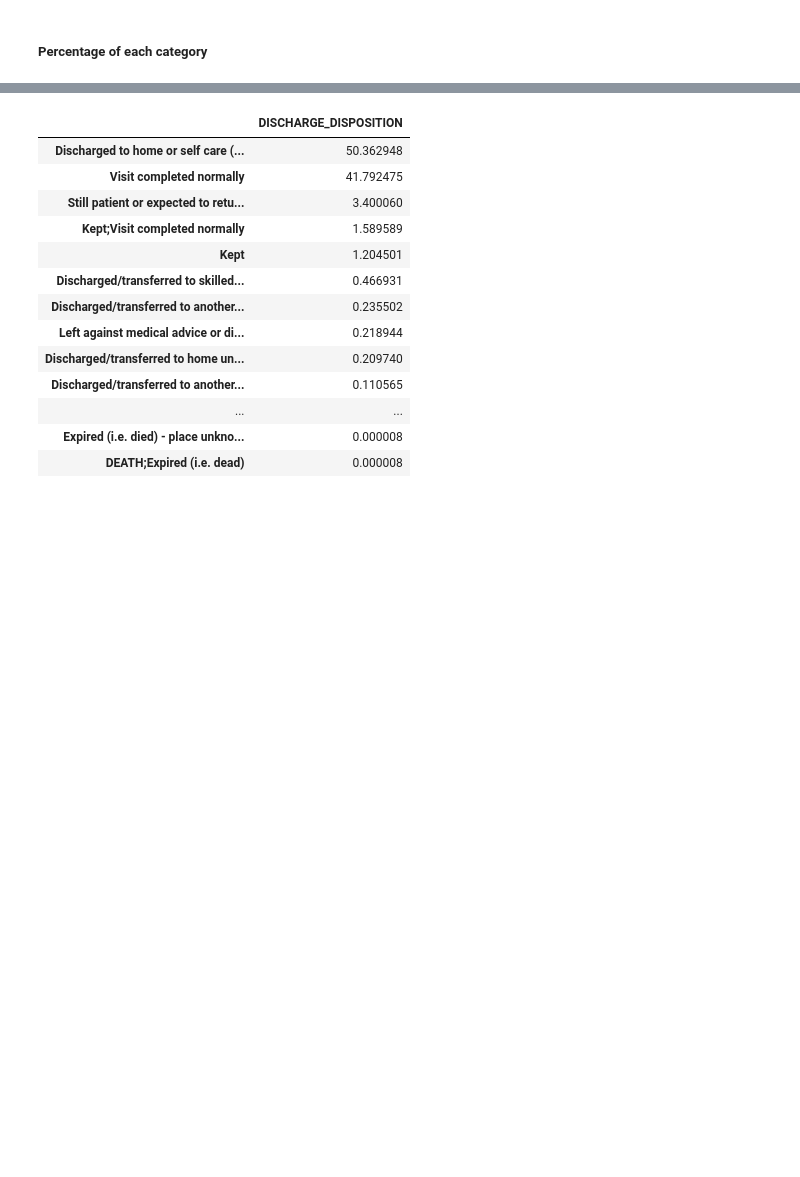
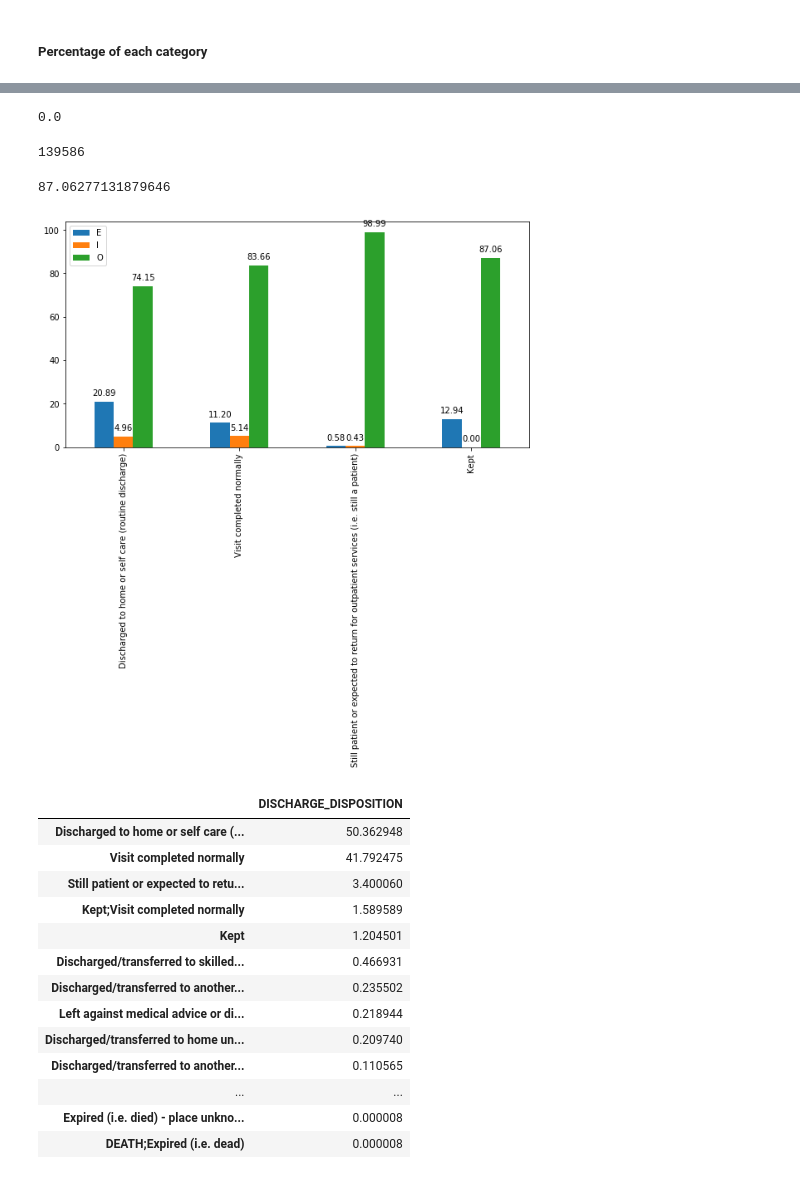
Before and after one commit to mkraunak/Predictive_Analytics-in-HealthCare, a Jupyter notebook: Data merging and cleaning task-RA.ipynb, the cells around one changed output, grey strips where cells are left out. Saved outputs shown, nothing was run; the diff lists cells and outputs as text; code cells hidden in the pictures; blank space fills up the shorter version.

```diff
--- a/Data merging and cleaning task-RA.ipynb
+++ b/Data merging and cleaning task-RA.ipynb
@@ -429,0 +746,6 @@ df1=DISCHARGE_DISPOSITION_df['DISCHARGE_DISPOSITION'].value_counts(normalize=Tru
+# %%
+# percent
+
+0*100/160328
+# %% [output]
+0.0
@@ -430,3 +754,28 @@ df1=DISCHARGE_DISPOSITION_df['DISCHARGE_DISPOSITION'].value_counts(normalize=Tru
+# %%
+len(discharge_O)
+# %% [output]
+139586
+# %%
+# percent
+
+139586*100/160328
+# %% [output]
+87.06277131879646
+# %%
+E=[20.89297533488701,11.20100250121969,0.57824925481635,12.937228681203532]
+I=[4.958978495241195,5.137854703475858,0.4335212219907065,0]
+O=[74.14804616987179,83.66114279530446,98.98822952319294,87.06277131879646]
+# %%
+
+index=['Discharged to home or self care (routine discharge)', 'Visit completed normally', 'Still patient or expected to return for outpatient services (i.e. still a patient)','Kept']
+
+df = pd.DataFrame({'E': E,
+                   'I': I,'O':O}, index=index)
+ax=df.plot.bar(rot=90, figsize=(10,5))
+for p in ax.patches:
+    ax.annotate("%.2f" % p.get_height(), (p.get_x() + p.get_width() / 2., p.get_height()), ha='center', va='center', xytext=(0, 10), textcoords='offset points')
+# %% [output]
+[figure, added]
 # %%
 df1=pd.DataFrame(df1)
 df1
```
Also changed, not shown: parts of 68 cells of this notebook.
